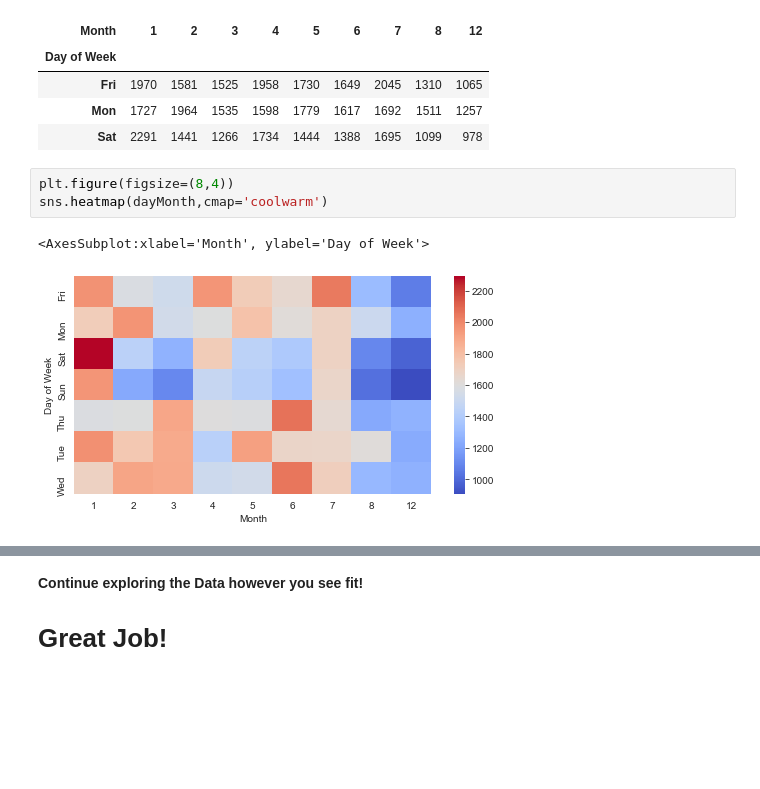
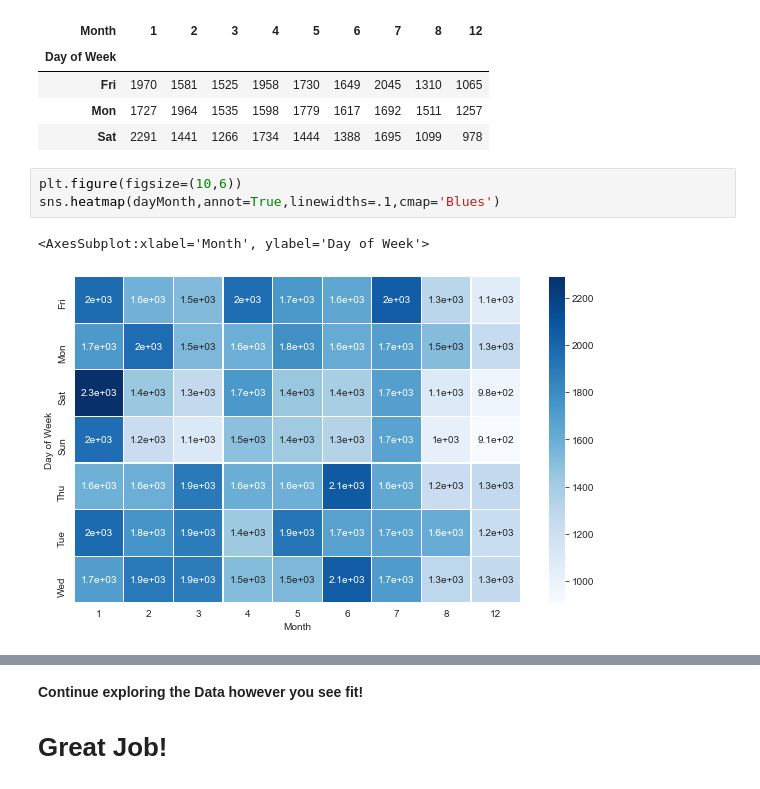
Before and after one commit to tomritmanmeer/Udemy-Python-for-Data-Science-Machine-Learning-Bootcamp, a Jupyter notebook: 911 Calls Data Capstone Project.ipynb, the cells around one changed output, grey strips where cells are left out. Drawn from its saved outputs; the diff is of its cells as text; blank space fills up the shorter version.

```diff
--- a/911 Calls Data Capstone Project.ipynb
+++ b/911 Calls Data Capstone Project.ipynb
@@ -293,9 +293,9 @@ dayMonth.head(3)
 | Mon | 1727 | 1964 | 1535 | 1598 | 1779 | 1617 | 1692 | 1511 | 1257 |
 | Sat | 2291 | 1441 | 1266 | 1734 | 1444 | 1388 | 1695 | 1099 | 978 |
 # %%
-plt.figure(figsize=(8,4))
-sns.heatmap(dayMonth,cmap='coolwarm')
+plt.figure(figsize=(10,6))
+sns.heatmap(dayMonth,annot=True,linewidths=.1,cmap='Blues')
 # %% [output]
 <AxesSubplot:xlabel='Month', ylabel='Day of Week'>
-[figure, old version]
+[figure, new version]
 # %%
```
Also changed, not shown: parts of 3 cells of this notebook.
